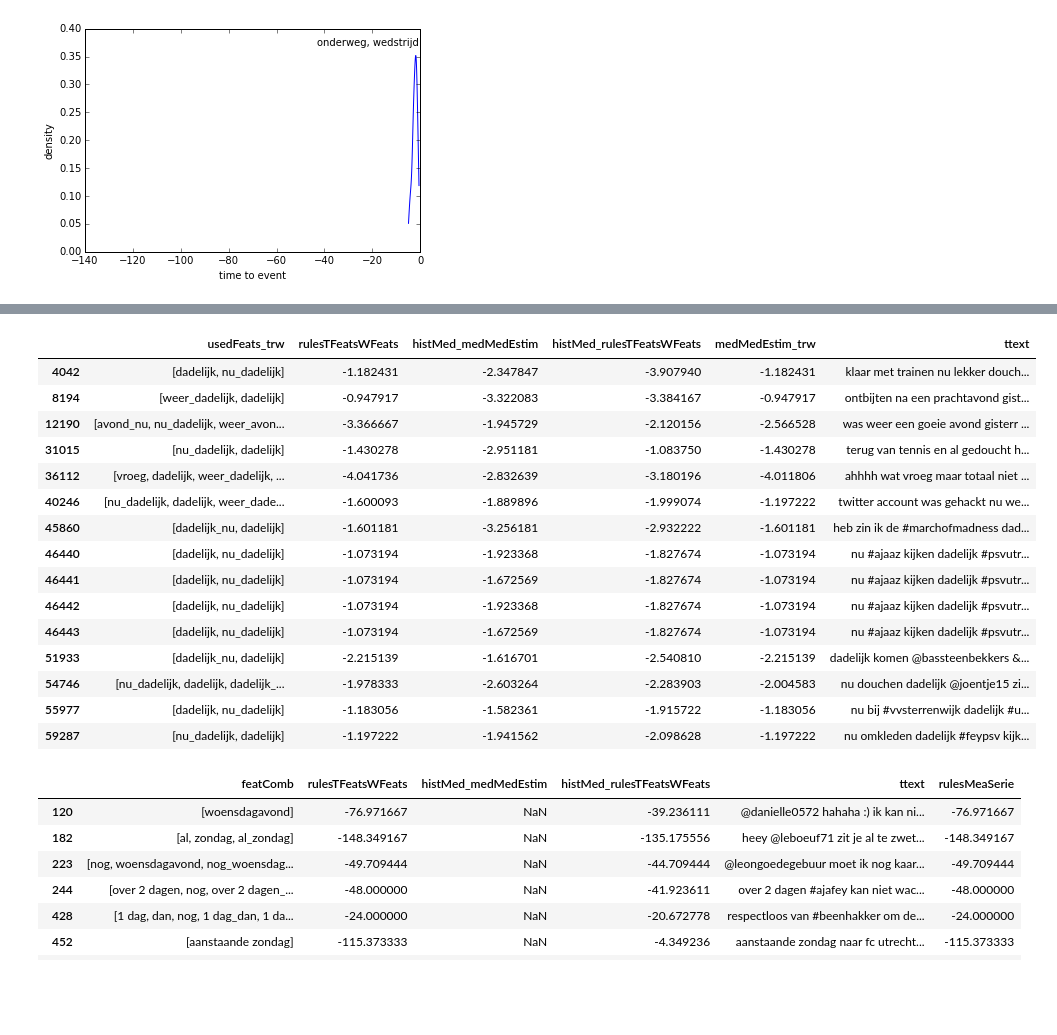
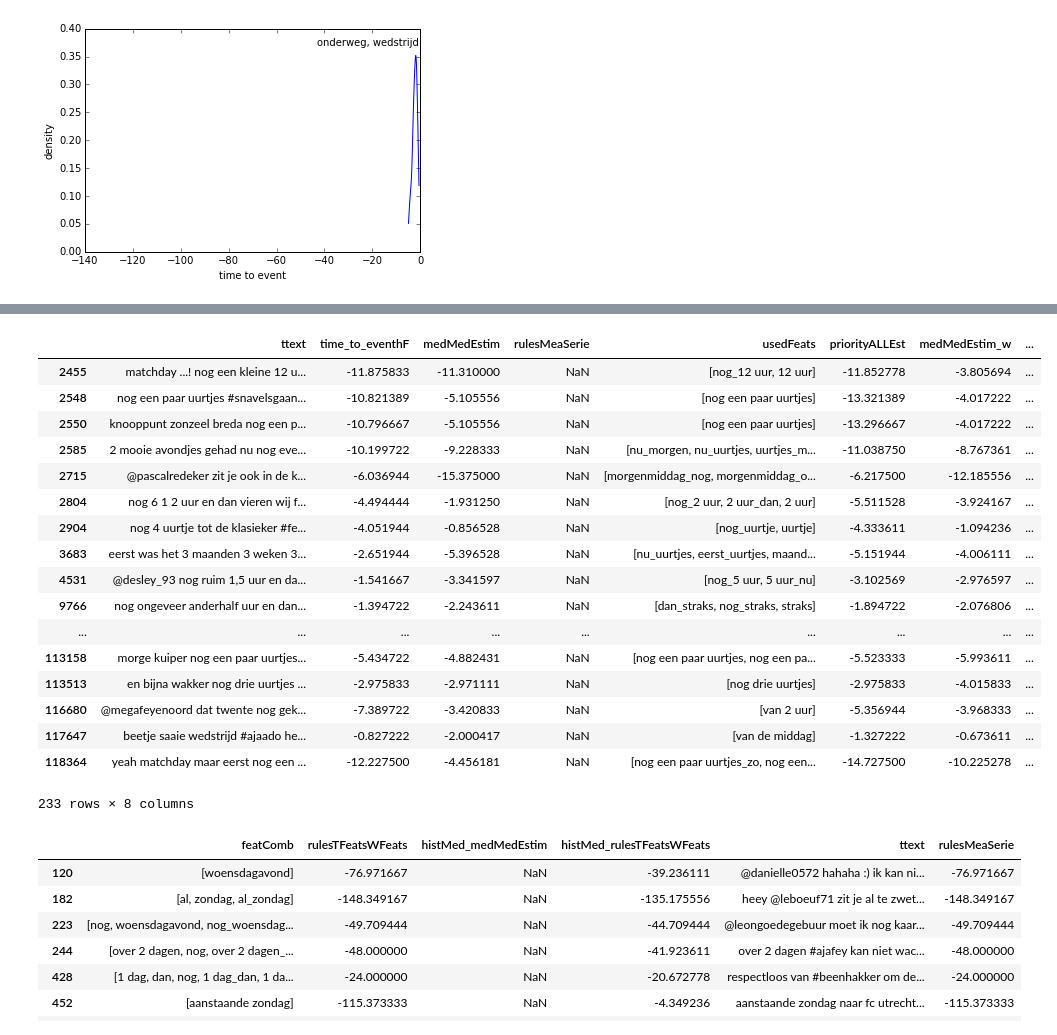
Before and after one commit to ahurriyetoglu/tte_estimation, a Jupyter notebook: WordTimeSeries.ipynb, the cells around one changed output, grey strips where cells are left out. Drawn from its saved outputs; the diff is of its cells as text; code cells hidden in the pictures; blank space fills up the shorter version.

```diff
--- a/WordTimeSeries.ipynb
+++ b/WordTimeSeries.ipynb
@@ -53,7 +57,7 @@ etimedict= {'ajaaz_f11':dtdt(2011, 10, 15, 18, 45), 'ajaaz_f12':dtdt(2012, 8, 12
  'ajafey_f11': dtdt(2011, 10, 23, 12, 30), 'ajafey_s11': dtdt(2011, 1, 19, 20, 45), 'ajapsv_f12': dtdt(2012, 12, 1, 20, 45),\
  'ajapsv_s12': dtdt(2012, 3, 25, 16, 30), 'ajatwe_f11': dtdt(2011, 9, 24, 20, 45), 'ajatwe_f12': dtdt(2012, 9, 29, 20, 45),\
  'ajatwe_s11': dtdt(2011, 5, 15, 14, 30), 'ajautr_f12': dtdt(2012, 10, 7, 12, 30), 'ajautr_s12': dtdt(2012, 2, 5, 12, 30),\
- 'azaja_s12': dtdt(2012, 1, 22, 14, 30), 'azfey_f11': dtdt(2011, 9, 24, 12, 30), 'azfey_f12': dtdt(2012, 11, 25, 14, 30),\
+ 'azaja_s12': dtdt(2012, 1, 22, 14, 30), 'azfey_f11': dtdt(2011, 9, 25, 12, 30), 'azfey_f12': dtdt(2012, 11, 25, 14, 30),\
  'azpsv_f11': dtdt(2011, 8, 7, 12, 30), 'azpsv_s11': dtdt(2011, 2, 12, 20, 45), 'aztwe_s11': dtdt(2011, 2, 27, 14, 30),\
  'aztwe_s12': dtdt(2012, 4, 11, 19, 0), 'azutr_f11': dtdt(2011, 11, 25, 20, 0), 'feyaja_f12': dtdt(2012, 10, 28, 12, 30),\
  'feyaja_s12': dtdt(2012, 1, 29, 12, 30), 'feyaz_s11': dtdt(2011, 4, 2, 20, 45), 'feyaz_s12': dtdt(2012, 4, 29, 14, 30),\
@@ -2712,0 +2716,15 @@ plt.axis([-140, 0, 0, 0.40]), plt.xlabel('time to event'), plt.ylabel('density')
+# %%
+resultsDFTRWHist2J = tstResultDFT.join(tstResultDFW[["histMed_medMedEstim","medMedEstim", "usedFeats"]], rsuffix='_w')
+# %%
+includeColumns = ['ttext', 'time_to_eventhF', 'medMedEstim', 'rulesMeaSerie', 'usedFeats', 'priorityALLEst', 'medMedEstim_w', 'usedFeats_w']
+sampleTweets = resultsDFTRWHist2J[(resultsDFTRWHist2J.ttext.str.contains("onderweg naar de galgenwaard voor de wedstrijd fc utrecht feyenoord")) | \
+             (resultsDFTRWHist2J.ttext.str.contains("we leven er naar toe de 31ste titel wij zitten er klaar voor #tweaja")) | \
+             (resultsDFTRWHist2J.ttext.str.contains("nog 4 uurtje tot de klasieker #feyaja volgen via radio want ik ben @ work")) | \
+             (resultsDFTRWHist2J.ttext.str.contains("nu #ajaaz kijken dadelijk #psvutr kijken")) | \
+             (resultsDFTRWHist2J.ttext.str.contains("aanstaande zondag naar fc utrecht-afc ajax #utraja \#afcajax")) \
+             ][includeColumns]
+fcols = ['time_to_eventhF', 'medMedEstim', 'rulesMeaSerie', 'priorityALLEst', 'medMedEstim_w']
+sampleTweets[fcols]=sampleTweets[fcols].apply(lambda x: np.abs(np.round(x,2)))
+sampleTweets.index = [1,2,3,4,5,6]
+sampleTweets['RFeats'] = pd.Series([np.nan,np.nan,'aanstande zondag',np.nan,np.nan,np.nan],index=[1,2,3,4,5,6])
+sampleTweets
@@ -2737,26 +2773,28 @@ resultsDFTRWHist2J[q2 & (np.abs(resultsDFTRWHist2J.time_to_eventhF - resultsDFTR
 # %%
 # find effect of TFeats
-q3= resultsDFTRWHist2J.rulesMeaSerie.isnull() & resultsDFTRWHist2J.medMedEstim_trw.notnull() & \
-    (resultsDFTRWHist2J.ttext.str.contains('nu')) & (resultsDFTRWHist2J.ttext.str.contains('dadelijk'))
+q3= resultsDFTRWHist2J.rulesMeaSerie.isnull() & resultsDFTRWHist2J.medMedEstim.notnull() & \
+    (resultsDFTRWHist2J.ttext.str.contains('nog')) & (resultsDFTRWHist2J.ttext.str.contains('uur'))
 colsQ3 = list(set(resultsDFTRWHist2J.columns) - set(['rulesMeaSerie','medMedEstim_w','usedFeats_w','time_to_eventhF'])) #
-resultsDFTRWHist2J[q3 & (np.abs(resultsDFTRWHist2J.time_to_eventhF - resultsDFTRWHist2J.medMedEstim_trw)<3)][colsQ3][0:15]#histMed_
+resultsDFTRWHist2J[q3 & (np.abs(resultsDFTRWHist2J.time_to_eventhF - resultsDFTRWHist2J.medMedEstim)>np.abs(resultsDFTRWHist2J.time_to_eventhF - resultsDFTRWHist2J.priorityALLEst))][includeColumns] #[0:15]#histMed_
 # %% [output]
-|  | usedFeats_trw | rulesTFeatsWFeats | histMed_medMedEstim | histMed_rulesTFeatsWFeats | medMedEstim_trw | ttext |
-| 4042 | [dadelijk, nu_dadelijk] | -1.182431 | -2.347847 | -3.907940 | -1.182431 | klaar met trainen nu lekker douch... |
-| 8194 | [weer_dadelijk, dadelijk] | -0.947917 | -3.322083 | -3.384167 | -0.947917 | ontbijten na een prachtavond gist... |
-| 12190 | [avond_nu, nu_dadelijk, weer_avon... | -3.366667 | -1.945729 | -2.120156 | -2.566528 | was weer een goeie avond gisterr ... |
-| 31015 | [nu_dadelijk, dadelijk] | -1.430278 | -2.951181 | -1.083750 | -1.430278 | terug van tennis en al gedoucht h... |
-| 36112 | [vroeg, dadelijk, weer_dadelijk, ... | -4.041736 | -2.832639 | -3.180196 | -4.011806 | ahhhh wat vroeg maar totaal niet ... |
-| 40246 | [nu_dadelijk, dadelijk, weer_dade... | -1.600093 | -1.889896 | -1.999074 | -1.197222 | twitter account was gehackt nu we... |
-| 45860 | [dadelijk_nu, dadelijk] | -1.601181 | -3.256181 | -2.932222 | -1.601181 | heb zin ik de #marchofmadness dad... |
-| 46440 | [dadelijk, nu_dadelijk] | -1.073194 | -1.923368 | -1.827674 | -1.073194 | nu #ajaaz kijken dadelijk #psvutr... |
-| 46441 | [dadelijk, nu_dadelijk] | -1.073194 | -1.672569 | -1.827674 | -1.073194 | nu #ajaaz kijken dadelijk #psvutr... |
-| 46442 | [dadelijk, nu_dadelijk] | -1.073194 | -1.923368 | -1.827674 | -1.073194 | nu #ajaaz kijken dadelijk #psvutr... |
-| 46443 | [dadelijk, nu_dadelijk] | -1.073194 | -1.672569 | -1.827674 | -1.073194 | nu #ajaaz kijken dadelijk #psvutr... |
-| 51933 | [dadelijk_nu, dadelijk] | -2.215139 | -1.616701 | -2.540810 | -2.215139 | dadelijk komen @bassteenbekkers &... |
-| 54746 | [nu_dadelijk, dadelijk, dadelijk_... | -1.978333 | -2.603264 | -2.283903 | -2.004583 | nu douchen dadelijk @joentje15 zi... |
-| 55977 | [dadelijk, nu_dadelijk] | -1.183056 | -1.582361 | -1.915722 | -1.183056 | nu bij #vvsterrenwijk dadelijk #u... |
-| 59287 | [nu_dadelijk, dadelijk] | -1.197222 | -1.941562 | -2.098628 | -1.197222 | nu omkleden dadelijk #feypsv kijk... |
+|  | ttext | time_to_eventhF | medMedEstim | rulesMeaSerie | usedFeats | priorityALLEst | medMedEstim_w | ... |
+| 2455 | matchday ...! nog een kleine 12 u... | -11.875833 | -11.310000 | NaN | [nog_12 uur, 12 uur] | -11.852778 | -3.805694 | ... |
+| 2548 | nog een paar uurtjes #snavelsgaan... | -10.821389 | -5.105556 | NaN | [nog een paar uurtjes] | -13.321389 | -4.017222 | ... |
+| 2550 | knooppunt zonzeel breda nog een p... | -10.796667 | -5.105556 | NaN | [nog een paar uurtjes] | -13.296667 | -4.017222 | ... |
+| 2585 | 2 mooie avondjes gehad nu nog eve... | -10.199722 | -9.228333 | NaN | [nu_morgen, nu_uurtjes, uurtjes_m... | -11.038750 | -8.767361 | ... |
+| 2715 | @pascalredeker zit je ook in de k... | -6.036944 | -15.375000 | NaN | [morgenmiddag_nog, morgenmiddag_o... | -6.217500 | -12.185556 | ... |
+| 2804 | nog 6 1 2 uur en dan vieren wij f... | -4.494444 | -1.931250 | NaN | [nog_2 uur, 2 uur_dan, 2 uur] | -5.511528 | -3.924167 | ... |
+| 2904 | nog 4 uurtje tot de klasieker #fe... | -4.051944 | -0.856528 | NaN | [nog_uurtje, uurtje] | -4.333611 | -1.094236 | ... |
+| 3683 | eerst was het 3 maanden 3 weken 3... | -2.651944 | -5.396528 | NaN | [nu_uurtjes, eerst_uurtjes, maand... | -5.151944 | -4.006111 | ... |
+| 4531 | @desley_93 nog ruim 1,5 uur en da... | -1.541667 | -3.341597 | NaN | [nog_5 uur, 5 uur_nu] | -3.102569 | -2.976597 | ... |
+| 9766 | nog ongeveer anderhalf uur en dan... | -1.394722 | -2.243611 | NaN | [dan_straks, nog_straks, straks] | -1.894722 | -2.076806 | ... |
+| ... | ... | ... | ... | ... | ... | ... | ... | ... |
+| 113158 | morge kuiper nog een paar uurtjes... | -5.434722 | -4.882431 | NaN | [nog een paar uurtjes, nog een pa... | -5.523333 | -5.993611 | ... |
+| 113513 | en bijna wakker nog drie uurtjes ... | -2.975833 | -2.971111 | NaN | [nog drie uurtjes] | -2.975833 | -4.015833 | ... |
+| 116680 | @megafeyenoord dat twente nog gek... | -7.389722 | -3.420833 | NaN | [van 2 uur] | -5.356944 | -3.968333 | ... |
+| 117647 | beetje saaie wedstrijd #ajaado he... | -0.827222 | -2.000417 | NaN | [van de middag] | -1.327222 | -0.673611 | ... |
+| 118364 | yeah matchday maar eerst nog een ... | -12.227500 | -4.456181 | NaN | [nog een paar uurtjes_zo, nog een... | -14.727500 | -10.225278 | ... |
+233 rows × 8 columns
 # %%
 # find effect of TFeats
 q4= resultsDFTRWHist2J.rulesMeaSerie.notnull()  & resultsDFTRWHist2J.medMedEstim_trw.isnull() & resultsDFTRWHist2J.medMedEstim_w.isnull()
```
Also changed, not shown: parts of 34 cells of this notebook.
